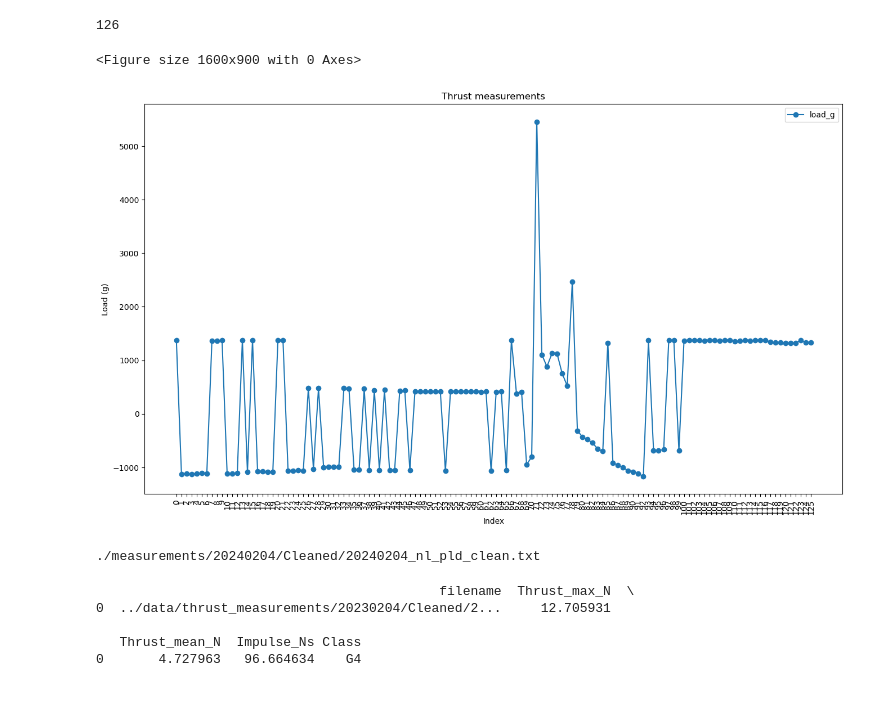
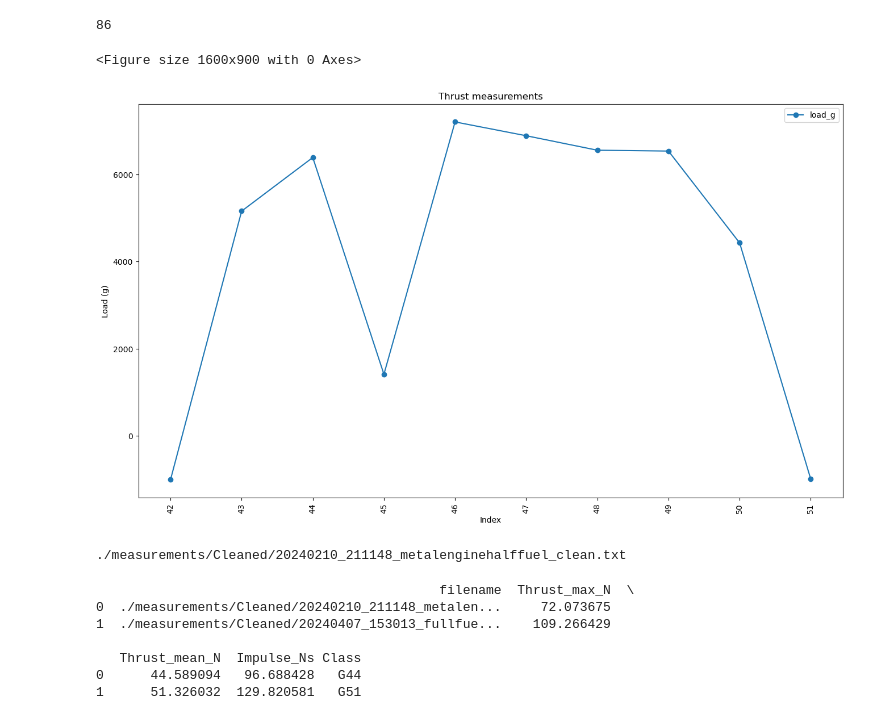
Before and after one commit to PAmerikanos/rocket-buds, a Jupyter notebook: thrust_measurement/plot_measurements.ipynb, the cells around one changed output. Cells and saved outputs as stored; diff of their text form; code cells hidden in the pictures.

Commit message:
Ran analysis, cleaned up Readme

```diff
--- a/thrust_measurement/plot_measurements.ipynb
+++ b/thrust_measurement/plot_measurements.ipynb
@@ -23,7 +23,7 @@ output_notebook()
 # %%
 # Folder containing measurement files
 
-folder = "./measurements/20240204"
+folder = "./measurements"
 
 file_list = os.listdir(folder)
 file_list.sort()
@@ -37,41 +52,41 @@ os.makedirs(os.path.join(folder, "Cleaned"), exist_ok = True)
 # %%
 # Module for cleaning up measurement files, one by one
 
-file = '20240204_nl_pld.txt'
+file = '20240210_211148_metalenginehalffuel.txt'
 
 fig = plt.figure(figsize=(16, 9)) # Prepare plot for populating
 df = pd.read_csv(os.path.join(folder, file), sep=r';', engine='python', header=None, names=['time_s','load_g']) # Open each file as timeseries dataframe
 #df.loc[df.load_g < 0, 'load_g'] = 0 # Replace negative values with zero
 print(len(df)) # check number of measurement points
 
 # Initialize START=0 and END=len(df)
 # Remove flat splines before and after by setting START and END values
-START = 0
-END = len(df)
+START = 42#0
+END = 52#len(df)
 
 #replace outlier in specific point with average of before and after
 #point = 77
 #df.at[point, 'load_g'] = (df[['load_g']].iloc[point-1] + df[['load_g']].iloc[point+1])/2
 
 df = df.iloc[np.r_[START:END]]
 axs = df.reset_index().plot.line(x='index', y="load_g", figsize=(16, 9), title=file, style='o-') # plot measurement points
 
 plt.xticks(range(START,END), rotation=90)
 plt.title("Thrust measurements")
 plt.xlabel("Index")
 plt.ylabel("Load (g)")
 plt.show()
 
 csv_name = os.path.join(folder, "Cleaned", file[:-4] + "_clean.txt")
 print(csv_name)
 df.to_csv(csv_name, sep=r';', index=False, header=False)
 
 #shutil.move(os.path.join(folder, file), os.path.join(folder, "RAW", file))
 # %% [output]
-126
+86
 <Figure size 1600x900 with 0 Axes>
-[figure, old version]
+[figure, new version]
-./measurements/20240204/Cleaned/20240204_nl_pld_clean.txt
+./measurements/Cleaned/20240210_211148_metalenginehalffuel_clean.txt
 # %%
 # Classify engine based on impulse
 
@@ -145,10 +160,12 @@ print(summary_df)
 summary_df.to_csv(os.path.join(folder, 'thrust_measurement_table.csv'), index=False)
 # %% [output]
                                             filename  Thrust_max_N  \
-0  ../data/thrust_measurements/20230204/Cleaned/2...     12.705931
+0  ./measurements/Cleaned/20240210_211148_metalen...     72.073675
+1  ./measurements/Cleaned/20240407_153013_fullfue...    109.266429
 
    Thrust_mean_N  Impulse_Ns Class
-0       4.727963   96.664634    G4
+0      44.589094   96.688428   G44
+1      51.326032  129.820581   G51
 # %%
 with open(os.path.join(folder, 'df_lst.pkl'), 'wb') as f:
     pickle.dump(df_lst, f)
```
Also changed, not shown: parts of 1 cell of this notebook, 7 other files.
